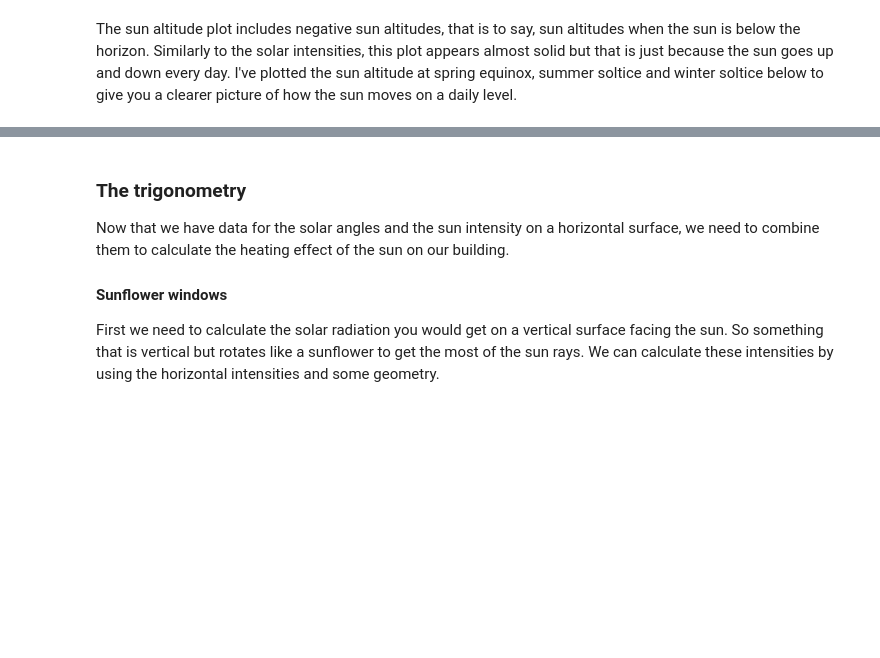
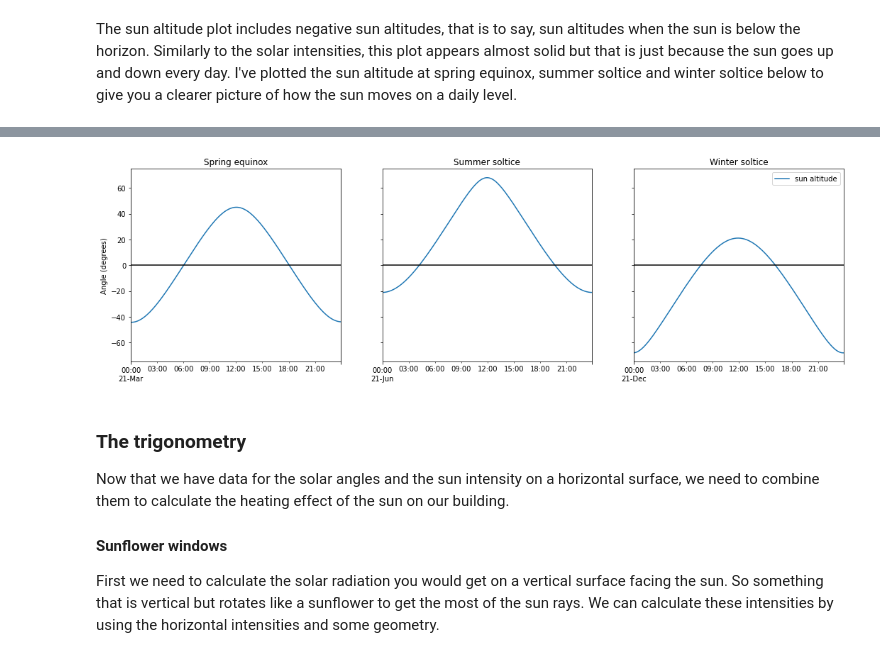
Before and after one commit to rtitmuss/solar_gains_article, a Jupyter notebook: Solar_gains_article.ipynb, the cells around one changed output, grey strips where cells are left out. Saved outputs shown, nothing was run; the diff lists cells and outputs as text; code cells hidden in the pictures; blank space fills up the shorter version.

```diff
--- a/Solar_gains_article.ipynb
+++ b/Solar_gains_article.ipynb
@@ -483,3 +502,7 @@ No_Min_Alt.seasons_comparison_plot('angles')
+# %%
+STM_No_Min_Alt.seasons_comparison_plot('angles')
+# %% [output]
+[figure, added]
 # %% [markdown]
  ### The trigonometry ###
 
```
Also changed, not shown: parts of 12 cells of this notebook.
